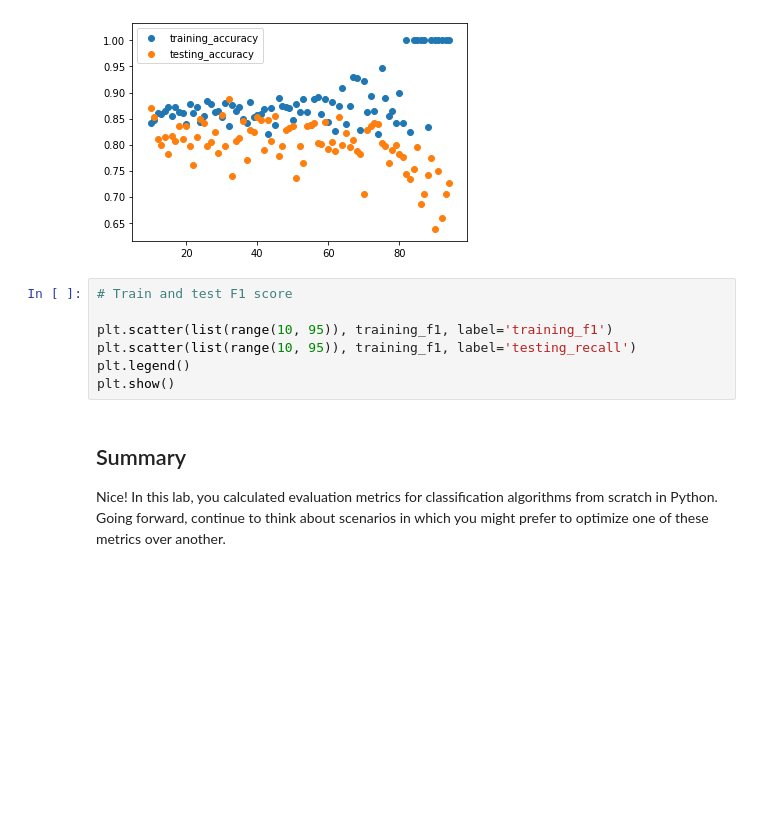
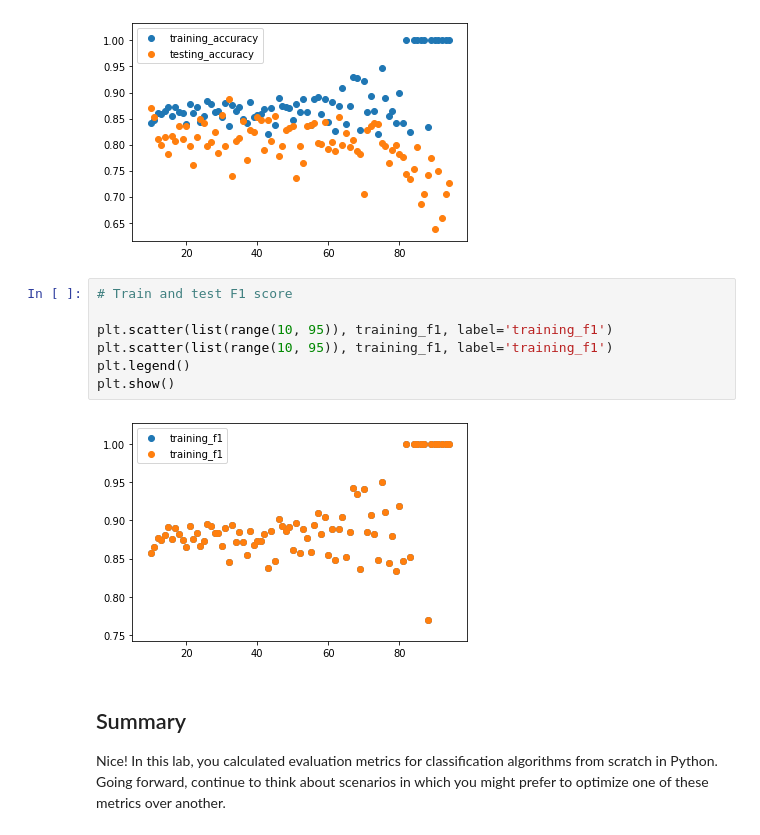
Before and after one commit to mcerow/dsc-evaluating-logistic-regression-models-lab-nyc-ds-021720, a Jupyter notebook: index.ipynb, the cells around one changed output. Cells and saved outputs as stored; diff of their text form; blank space fills up the shorter version.

```diff
--- a/index.ipynb
+++ b/index.ipynb
@@ -263,10 +263,12 @@ plt.show()
 # %%
 # Train and test F1 score
 
 plt.scatter(list(range(10, 95)), training_f1, label='training_f1')
-plt.scatter(list(range(10, 95)), training_f1, label='testing_recall')
+plt.scatter(list(range(10, 95)), training_f1, label='training_f1')
 plt.legend()
 plt.show()
+# %% [output]
+[figure, added]
 # %% [markdown]
 ## Summary
 
```
